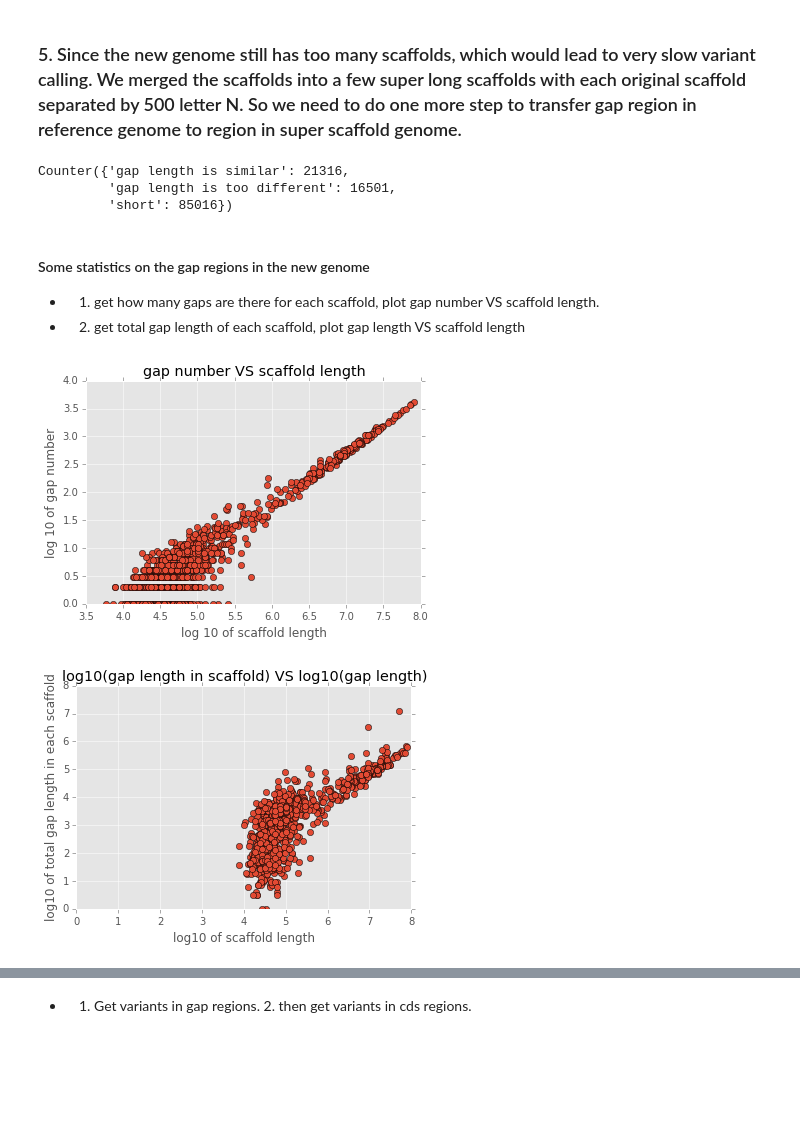
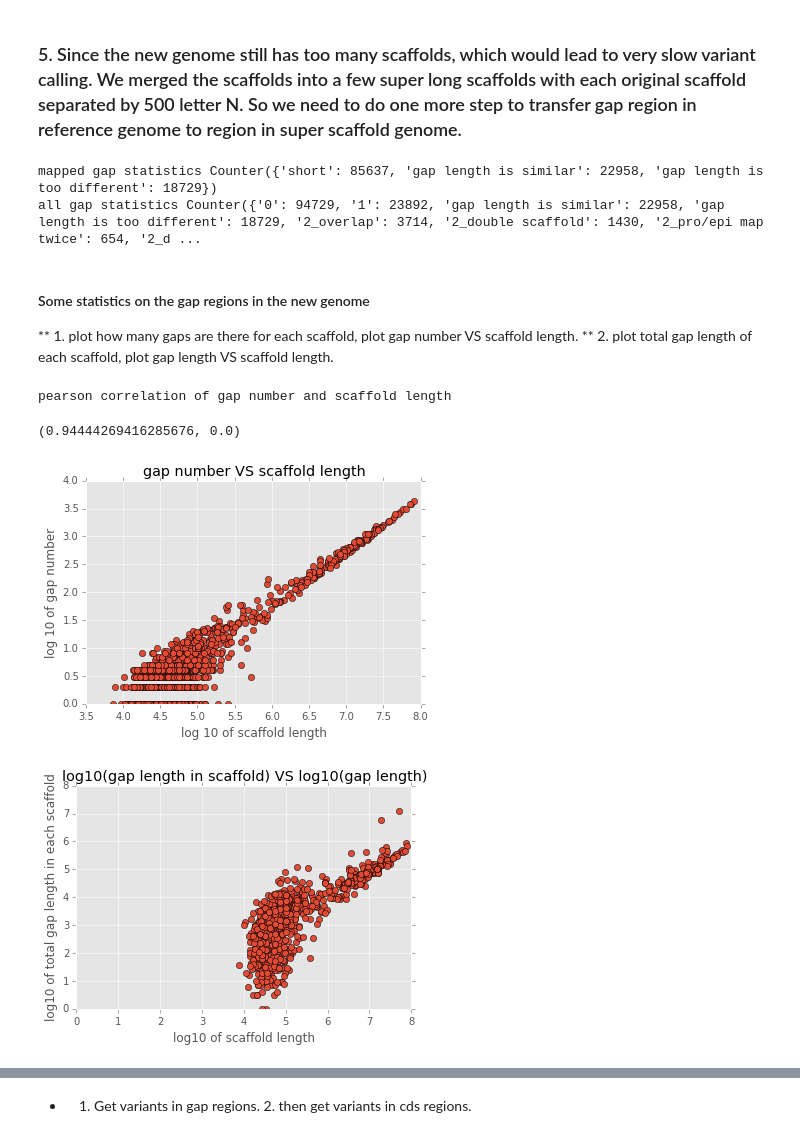
Before and after one commit to LewisLabUCSD/assembly_gaps, a Jupyter notebook: gap_analysis_between_two_assembly.ipynb, the cells around one changed output, grey strips where cells are left out. Saved outputs shown, nothing was run; the diff lists cells and outputs as text; code cells hidden in the pictures; blank space fills up the shorter version.

```diff
--- a/gap_analysis_between_two_assembly.ipynb
+++ b/gap_analysis_between_two_assembly.ipynb
@@ -547,17 +478,21 @@ if not os.path.exists(merge_gap_fn):
 #     display(gap_df)
 # %%
 # get number of each type of gpas
+merge_gap_fn = folder+'/05_all_gap.txt'
 gap_df = pd.read_csv(merge_gap_fn,sep='\t',header=0)
-Counter(gap_df['gap_type'])
+print 'mapped gap statistics',Counter(gap_df['gap_type'])
+gap_pos_fn = folder + '/03_gap_pos.txt'
+gap_df = pd.read_csv(gap_pos_fn,sep='\t',header=0)
+print 'all gap statistics',Counter(gap_df['gap_type'])
 # %% [output]
-Counter({'gap length is similar': 21316,
-         'gap length is too different': 16501,
-         'short': 85016})
+mapped gap statistics Counter({'short': 85637, 'gap length is similar': 22958, 'gap length is too different': 18729})
+all gap statistics Counter({'0': 94729, '1': 23892, 'gap length is similar': 22958, 'gap length is too different': 18729, '2_overlap': 3714, '2_double scaffold': 1430, '2_pro/epi map twice': 654, '2_d ...
 # %% [markdown]
 #### Some statistics on the gap regions in the new genome
-* 1. get how many gaps are there for each scaffold, plot gap number VS scaffold length.
-* 2. get total gap length of each scaffold, plot gap length VS scaffold length
+** 1. plot how many gaps are there for each scaffold, plot gap number VS scaffold length.
+** 2. plot total gap length of each scaffold, plot gap length VS scaffold length.
 # %%
+from scipy.stats.stats import pearsonr
 merge_gap_fn = folder + '/05_all_gap.txt'
 if os.path.exists(merge_gap_fn):
     gap_df = pd.read_csv(merge_gap_fn,sep='\t',header=0)
@@ -565,32 +500,36 @@ if os.path.exists(merge_gap_fn):
     gap_num_df = pd.DataFrame(Counter(gap_df['ref']).items(),columns=['chr','num'])
     chr_len_df = pd.read_csv(chr_len_fn,sep='\t',header=None,usecols=[0,1],names=['chr','len'])
     num_len_df = pd.merge(gap_num_df,chr_len_df,on='chr',how='inner')
     _ = plt.figure()
     _ = plt.plot(np.log10(num_len_df['len']),np.log10(num_len_df['num']),'o')
     _ = plt.title('gap number VS scaffold length')
     _ = plt.xlabel('log 10 of scaffold length')
     _ = plt.ylabel('log 10 of gap number')
     plt.savefig(folder+'/f04_gap_num_VS_scaf_len.png',dpi=600)
+    print 'pearson correlation of gap number and scaffold length',
+    pearsonr(np.log10(num_len_df['len']),np.log10(num_len_df['num']))
     # gap length vs scaffold length
     gap_len_dic = {}
     for c,s,e in zip(gap_df['ref'],gap_df['r_s'],gap_df['r_e']):
         if c in gap_len_dic:
             gap_len_dic[c] |= set(range(int(s)+1,int(e)+1))
         else:
             gap_len_dic[c] = set()
     for key in gap_len_dic:
         gap_len_dic[key] = len(gap_len_dic[key])
     gap_len_dic2df = pd.DataFrame(gap_len_dic.items())
     gap_len_dic2df.columns=['chr','ref_glen']
     len_len_df = pd.merge(gap_len_dic2df,chr_len_df,on='chr',how='inner')
     _ = plt.figure()
     _ = plt.plot(np.log10(len_len_df['len']),np.log10(len_len_df['ref_glen']),'o')
     _ = plt.title('log10(gap length in scaffold) VS log10(gap length)')
     _ = plt.xlabel('log10 of scaffold length')
     _ = plt.ylabel('log10 of total gap length in each scaffold')
     _ = plt.xlim([0,8])
     plt.savefig(folder+'/f05_gap_len_VS_scaf_len.png',dpi=600)
     plt.show()
 # %% [output]
+pearson correlation of gap number and scaffold length
+(0.94444269416285676, 0.0)
-[figure, old version]
+[figure, new version]
-[figure, old version]
+[figure, new version]
```
Also changed, not shown: parts of 28 cells of this notebook.
